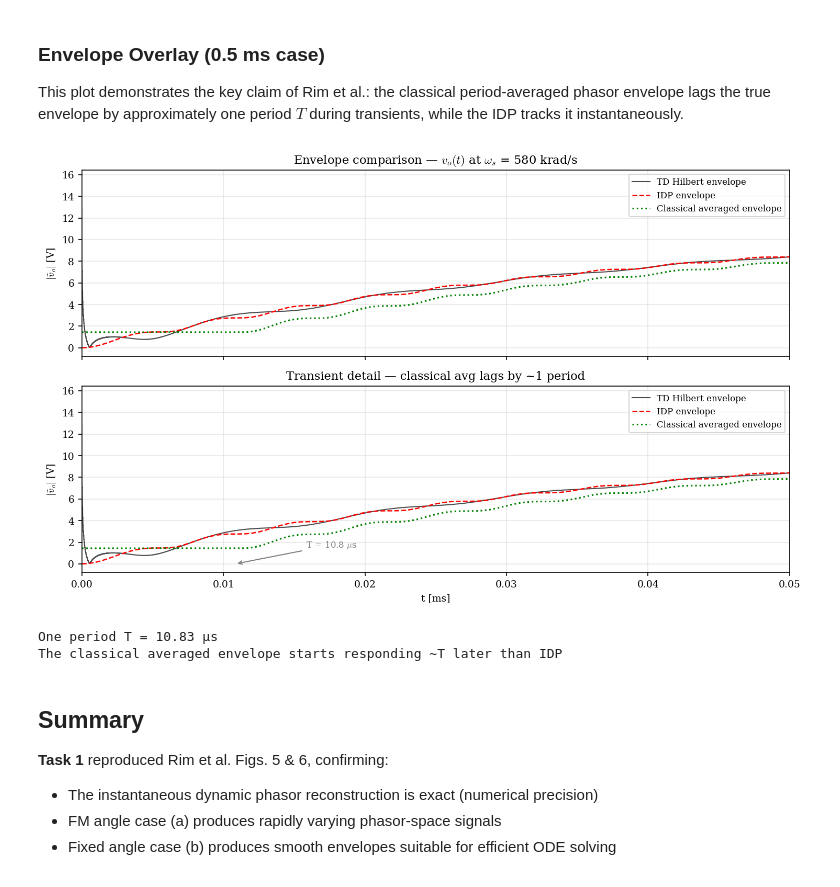
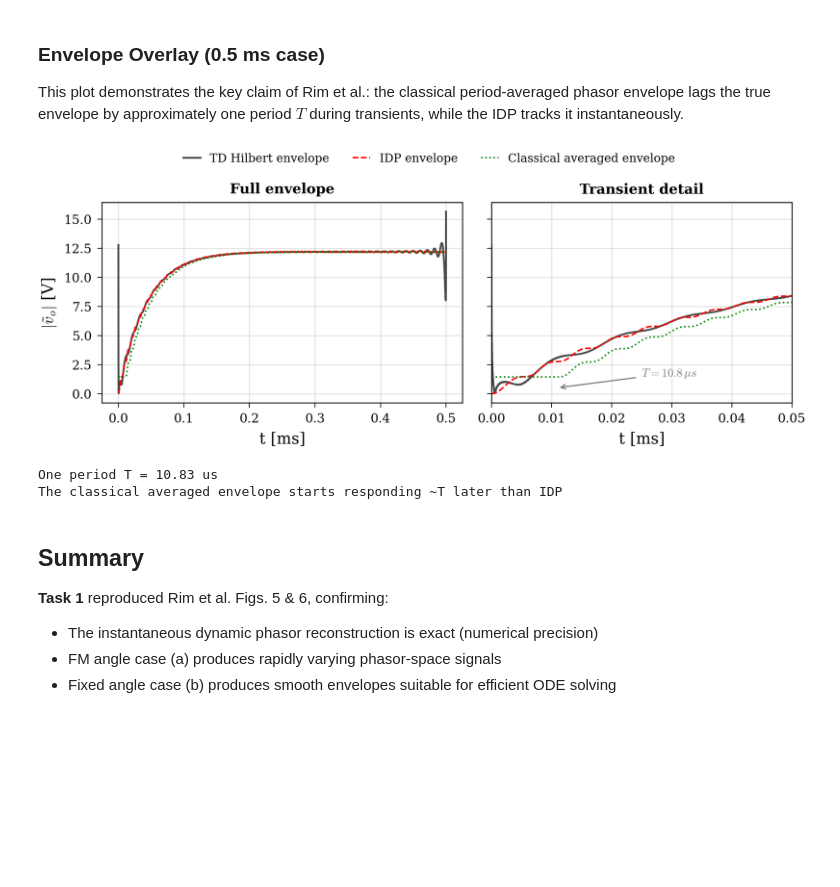
Before and after one commit to doyun-gu/Circuit-Simulations, a Jupyter notebook: framework/notebooks/rim2025_reproduction_benchmark.ipynb, the cells around one changed output. Saved outputs shown, nothing was run; the diff lists cells and outputs as text; code cells hidden in the pictures; blank space fills up the shorter version.

```diff
--- a/framework/notebooks/rim2025_reproduction_benchmark.ipynb
+++ b/framework/notebooks/rim2025_reproduction_benchmark.ipynb
@@ -563,59 +536,58 @@ This plot demonstrates the key claim of Rim et al.: the classical period-average
 # %%
 # Run the 0.5 ms case for detailed comparison
 t_end_detail = 0.5e-3
 
 td_detail = run_td(t_end_detail)
 idp_detail = run_idp(t_end_detail)
 avg_detail = run_classical_avg(td_detail)
 
 # Hilbert envelope of TD as ground truth
 vo_hilbert_detail = np.abs(hilbert(td_detail['vo_t']))
 
-fig, axes = plt.subplots(2, 1, figsize=(10, 6), sharex=True)
+fig, (ax1, ax2) = plt.subplots(1, 2, figsize=(7, 2.8), dpi=300,
+                                gridspec_kw={'width_ratios': [1.2, 1]})
 
-# Full view
-ax = axes[0]
-ax.plot(td_detail['t']*1e3, vo_hilbert_detail, 'k-', lw=1,
-        label='TD Hilbert envelope', alpha=0.7)
-ax.plot(idp_detail['t']*1e3, idp_detail['vo_envelope'], 'r--', lw=1.2,
-        label='IDP envelope')
-ax.plot(avg_detail['t']*1e3, avg_detail['vo_envelope'], 'g:', lw=1.5,
-        label='Classical averaged envelope')
-ax.set_ylabel(r'$|\tilde{v}_o|$ [V]')
-ax.set_title(r'Envelope comparison — $v_o(t)$ at $\omega_s$ = 580 krad/s')
-ax.legend(fontsize=8)
+# --- Left panel: full envelope view ---
+ax1.plot(td_detail['t']*1e3, vo_hilbert_detail, 'k-', lw=1.2,
+         label='TD Hilbert envelope', alpha=0.7)
+ax1.plot(idp_detail['t']*1e3, idp_detail['vo_envelope'], 'r--', lw=1.0,
+         label='IDP envelope')
+ax1.plot(avg_detail['t']*1e3, avg_detail['vo_envelope'], 'g:', lw=1.0,
+         label='Classical averaged envelope')
+ax1.set_ylabel(r'$|\tilde{v}_o|$ [V]')
+ax1.set_xlabel('t [ms]')
+ax1.set_title('Full envelope', fontsize=9, fontweight='bold')
 
-# Zoom on transient (first 0.05 ms)
-ax = axes[1]
-ax.plot(td_detail['t']*1e3, vo_hilbert_detail, 'k-', lw=1,
-        label='TD Hilbert envelope', alpha=0.7)
-ax.plot(idp_detail['t']*1e3, idp_detail['vo_envelope'], 'r--', lw=1.2,
-        label='IDP envelope')
-ax.plot(avg_detail['t']*1e3, avg_detail['vo_envelope'], 'g:', lw=1.5,
-        label='Classical averaged envelope')
-ax.set_xlim(0, 0.05)
-ax.set_ylabel(r'$|\tilde{v}_o|$ [V]')
-ax.set_xlabel('t [ms]')
-ax.set_title('Transient detail — classical avg lags by ~1 period')
-ax.legend(fontsize=8)
+# --- Right panel: transient zoom ---
+ax2.plot(td_detail['t']*1e3, vo_hilbert_detail, 'k-', lw=1.2, alpha=0.7)
+ax2.plot(idp_detail['t']*1e3, idp_detail['vo_envelope'], 'r--', lw=1.0)
+ax2.plot(avg_detail['t']*1e3, avg_detail['vo_envelope'], 'g:', lw=1.0)
+ax2.set_xlim(0, 0.05)
+ax2.set_xlabel('t [ms]')
+ax2.set_title('Transient detail', fontsize=9, fontweight='bold')
+ax2.set_yticklabels([])
 
 # Annotate period delay
-T_ms = T_period * 1e3
-ax.annotate(f'T = {T_ms*1e3:.1f} $\\mu$s',
-            xy=(T_ms, 0), xytext=(T_ms + 0.005, 1.5),
-            arrowprops=dict(arrowstyle='->', color='gray'),
-            fontsize=8, color='gray')
+ax2.annotate(r'$T = 10.8\,\mu s$', xy=(0.0108, 0.5),
+             xytext=(0.025, 1.5), fontsize=7.5, color='gray',
+             arrowprops=dict(arrowstyle='->', color='gray', lw=0.8))
 
-plt.tight_layout()
-plt.savefig('output/envelope_overlay.png', dpi=300, bbox_inches='tight')
-plt.savefig('output/envelope_overlay.pdf', bbox_inches='tight')
+# Shared legend above figure
+handles, labels = ax1.get_legend_handles_labels()
+fig.legend(handles, labels, loc='upper center',
+           ncol=3, fontsize=7.5, frameon=False,
+           bbox_to_anchor=(0.5, 1.02))
+fig.tight_layout(rect=[0, 0, 1, 0.94])
+
+fig.savefig('output/envelope_overlay.pdf', bbox_inches='tight', pad_inches=0.02)
+fig.savefig('output/envelope_overlay.png', bbox_inches='tight', pad_inches=0.02, dpi=300)
 plt.show()
 
-print(f'\nOne period T = {T_period*1e6:.2f} µs')
+print(f'\nOne period T = {T_period*1e6:.2f} us')
 print(f'The classical averaged envelope starts responding ~T later than IDP')
 # %% [output]
-[figure, old version]
+[figure, new version]
-One period T = 10.83 µs
+One period T = 10.83 us
 The classical averaged envelope starts responding ~T later than IDP
 # %% [markdown]
 ## Summary
```
Also changed, not shown: parts of 9 cells of this notebook, 16 other files.
